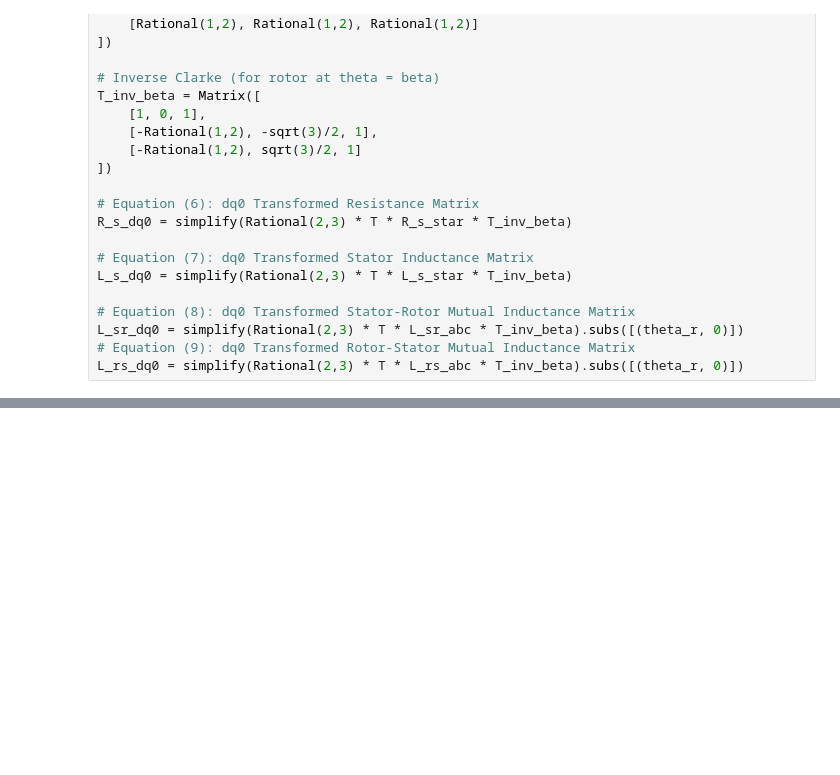
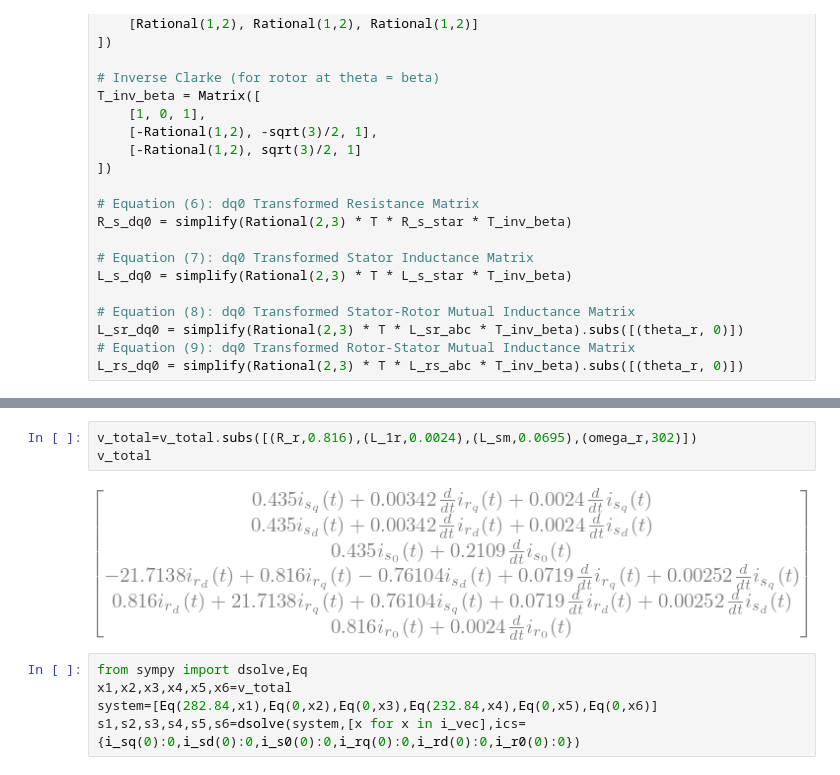
Before and after one commit to arungnawali/motor_modelling, a Jupyter notebook: motor_modelling.ipynb, the cells around one changed output, grey strips where cells are left out. Cells and saved outputs as stored; diff of their text form; blank space fills up the shorter version.

```diff
--- a/motor_modelling.ipynb
+++ b/motor_modelling.ipynb
@@ -65,0 +124,10 @@ L_rs_dq0 = simplify(Rational(2,3) * T * L_rs_abc * T_inv_beta).subs([(theta_r, 0
+# %%
+v_total=v_total.subs([(R_r,0.816),(L_1r,0.0024),(L_sm,0.0695),(omega_r,302)])
+v_total
+# %% [output]
+[figure, added]
+# %%
+from sympy import dsolve,Eq
+x1,x2,x3,x4,x5,x6=v_total
+system=[Eq(282.84,x1),Eq(0,x2),Eq(0,x3),Eq(232.84,x4),Eq(0,x5),Eq(0,x6)]
+s1,s2,s3,s4,s5,s6=dsolve(system,[x for x in i_vec],ics={i_sq(0):0,i_sd(0):0,i_s0(0):0,i_rq(0):0,i_rd(0):0,i_r0(0):0})
```
Also changed, not shown: parts of 5 cells of this notebook.
